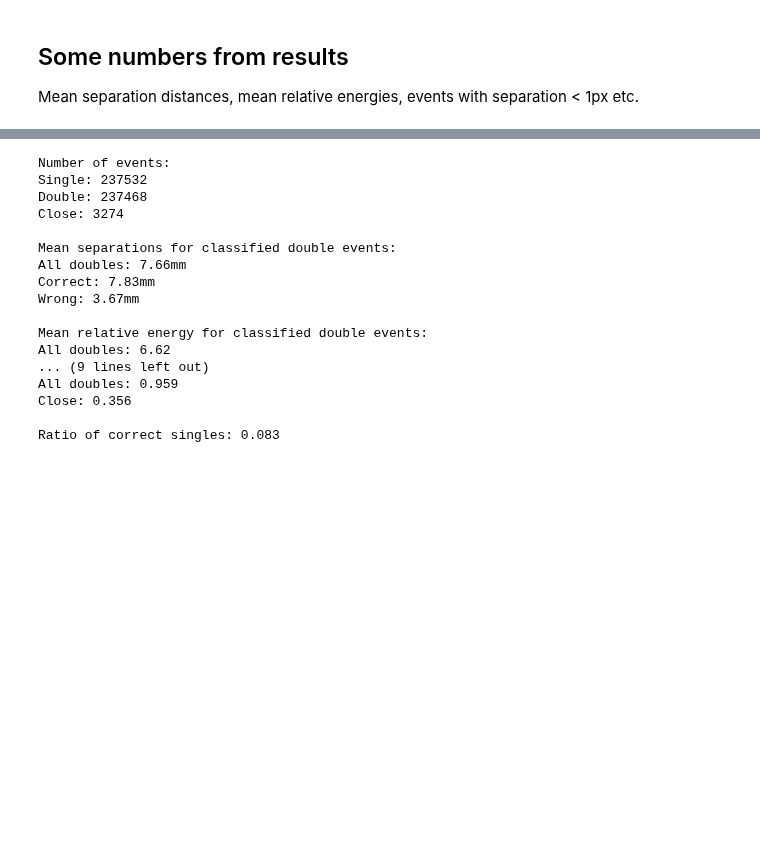
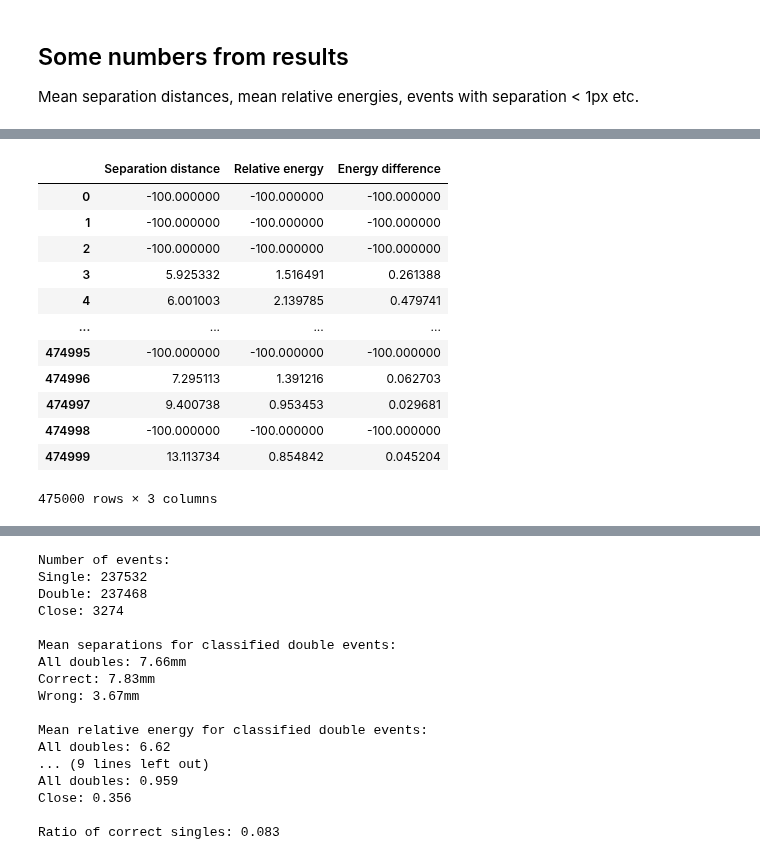
Before and after one commit to geirtul/master_analysis, a Jupyter notebook: notebooks/classification/results_classification_simulated_data.ipynb, the cells around one changed output, grey strips where cells are left out. Drawn from its saved outputs; the diff is of its cells as text; code cells hidden in the pictures; blank space fills up the shorter version.

Commit message:
Working on dataframe displays

```diff
--- a/notebooks/classification/results_classification_simulated_data.ipynb
+++ b/notebooks/classification/results_classification_simulated_data.ipynb
@@ -55,0 +73,17 @@ Mean separation distances, mean relative energies, events with separation < 1px
+# %%
+dstats = doubles_stats(val_idx, positions, energies)
+display(dstats)
+# %% [output]
+|  | Separation distance | Relative energy | Energy difference |
+| 0 | -100.000000 | -100.000000 | -100.000000 |
+| 1 | -100.000000 | -100.000000 | -100.000000 |
+| 2 | -100.000000 | -100.000000 | -100.000000 |
+| 3 | 5.925332 | 1.516491 | 0.261388 |
+| 4 | 6.001003 | 2.139785 | 0.479741 |
+| ... | ... | ... | ... |
+| 474995 | -100.000000 | -100.000000 | -100.000000 |
+| 474996 | 7.295113 | 1.391216 | 0.062703 |
+| 474997 | 9.400738 | 0.953453 | 0.029681 |
+| 474998 | -100.000000 | -100.000000 | -100.000000 |
+| 474999 | 13.113734 | 0.854842 | 0.045204 |
+475000 rows × 3 columns
```
Also changed, not shown: parts of 5 cells of this notebook.
